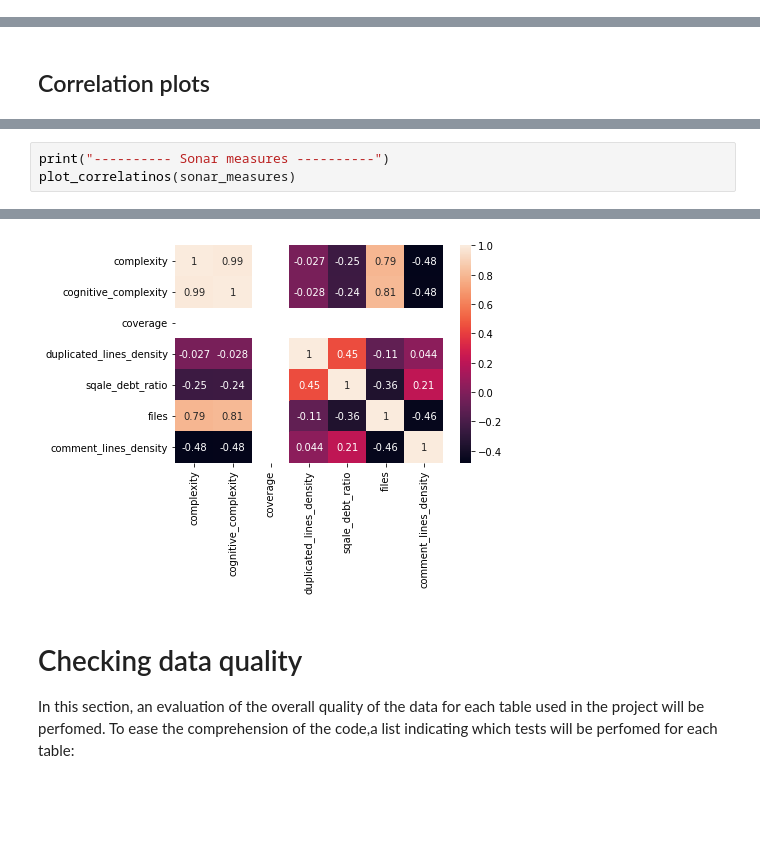
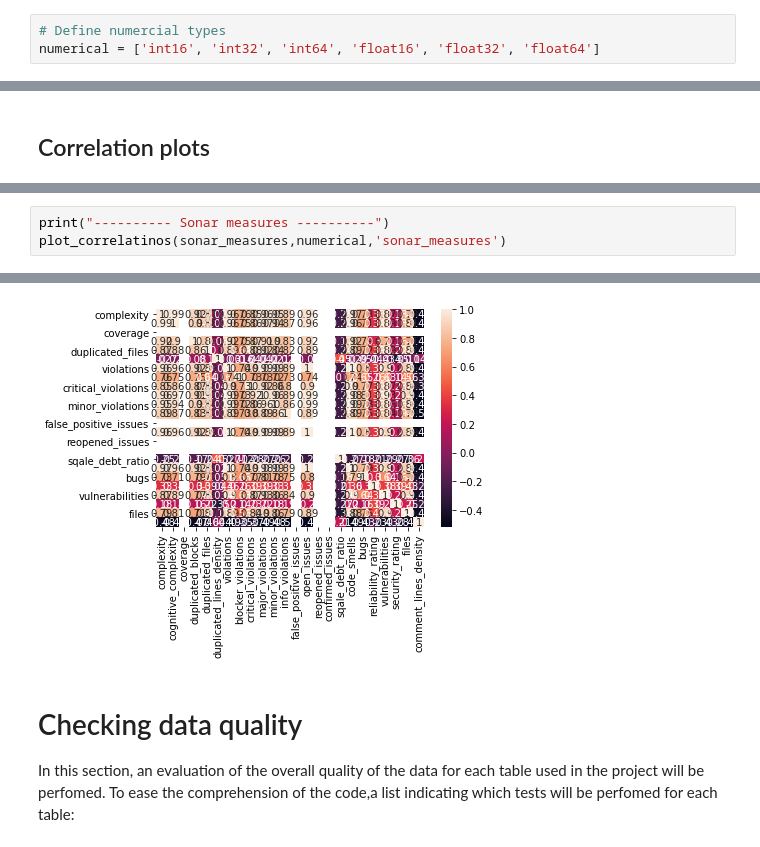
Before and after one commit to Vinomo4/SWTech, a Jupyter notebook: notebooks/Data_Understanding.ipynb, the cells around one changed output, grey strips where cells are left out. Saved outputs shown, nothing was run; the diff lists cells and outputs as text; blank space fills up the shorter version.

```diff
--- a/notebooks/Data_Understanding.ipynb
+++ b/notebooks/Data_Understanding.ipynb
@@ -59,5 +62,8 @@ jira_issues = jira_issues[jira_issues_names]
 sonar_analysis = sonar_analysis[sonar_analysis_names]
 sonar_issues = sonar_issues[sonar_issues_names]
 sonar_measures = sonar_measures[sonar_measures_names]
+# %%
+# Define numercial types
+numerical = ['int16', 'int32', 'int64', 'float16', 'float32', 'float64']
 # %% [markdown]
 # Describe data
@@ -389,5 +479,5 @@ plot_correlatinos(sonar_issues)
 # %%
 print("---------- Sonar measures ----------")
-plot_correlatinos(sonar_measures)
+plot_correlatinos(sonar_measures,numerical,'sonar_measures')
 # %% [output]
 ---------- Sonar measures ----------
@@ -394,4 +486,4 @@ plot_correlatinos(sonar_measures)
-[figure, old version]
+[figure, new version]
 # %% [markdown]
 #  Checking data quality
 
```
Also changed, not shown: parts of 29 cells of this notebook.
